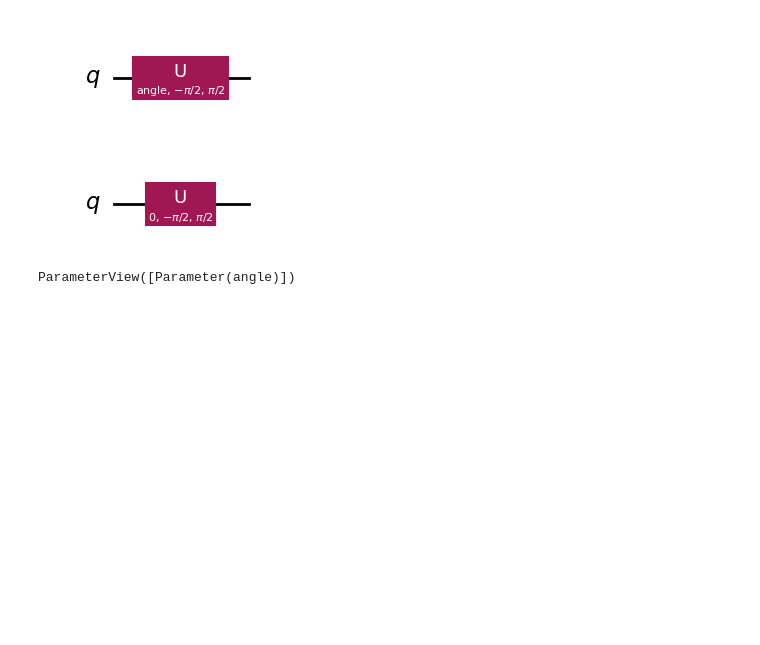
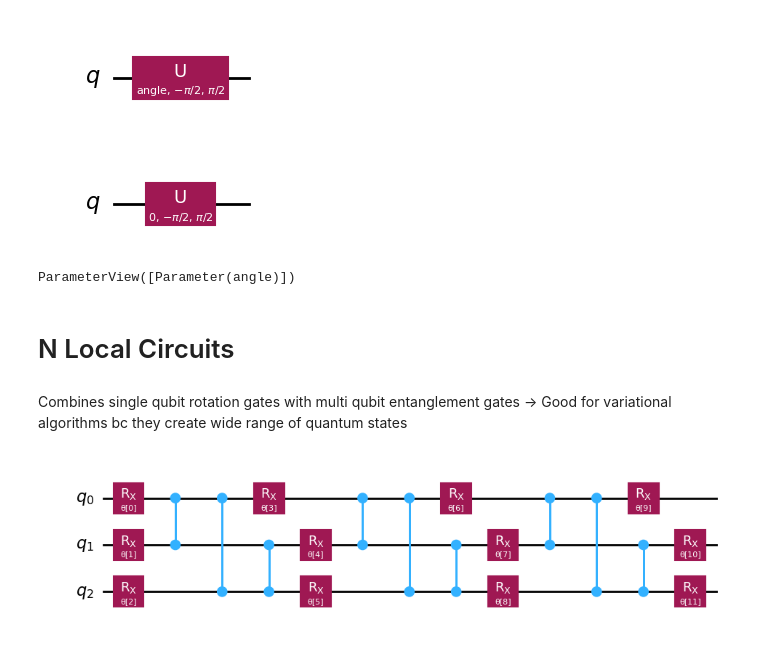
Before and after one commit to abiros123/Quantum-Computing-Projects-Resources, a Jupyter notebook: QC Summer School Resources/Qiskit Exercises.ipynb, the cells around one changed output. Drawn from its saved outputs; the diff is of its cells as text; code cells hidden in the pictures; blank space fills up the shorter version.

```diff
--- a/QC Summer School Resources/Qiskit Exercises.ipynb
+++ b/QC Summer School Resources/Qiskit Exercises.ipynb
@@ -91,3 +91,8 @@ circuits[0].draw('mpl')
 qc.parameters
 # %% [output]
 ParameterView([Parameter(angle)])
+# %% [markdown]
+# N Local Circuits
+# %% [markdown]
+Combines single qubit rotation gates with multi qubit entanglement gates
+    -> Good for variational algorithms bc they create wide range of quantum states
@@ -93,0 +101,5 @@ ParameterView([Parameter(angle)])
+# %%
+two_local = TwoLocal(3, 'rx', 'cz')
+two_local.decompose().draw('mpl')
+# %% [output]
+[figure, added]
```
Also changed, not shown: parts of 8 cells of this notebook.
